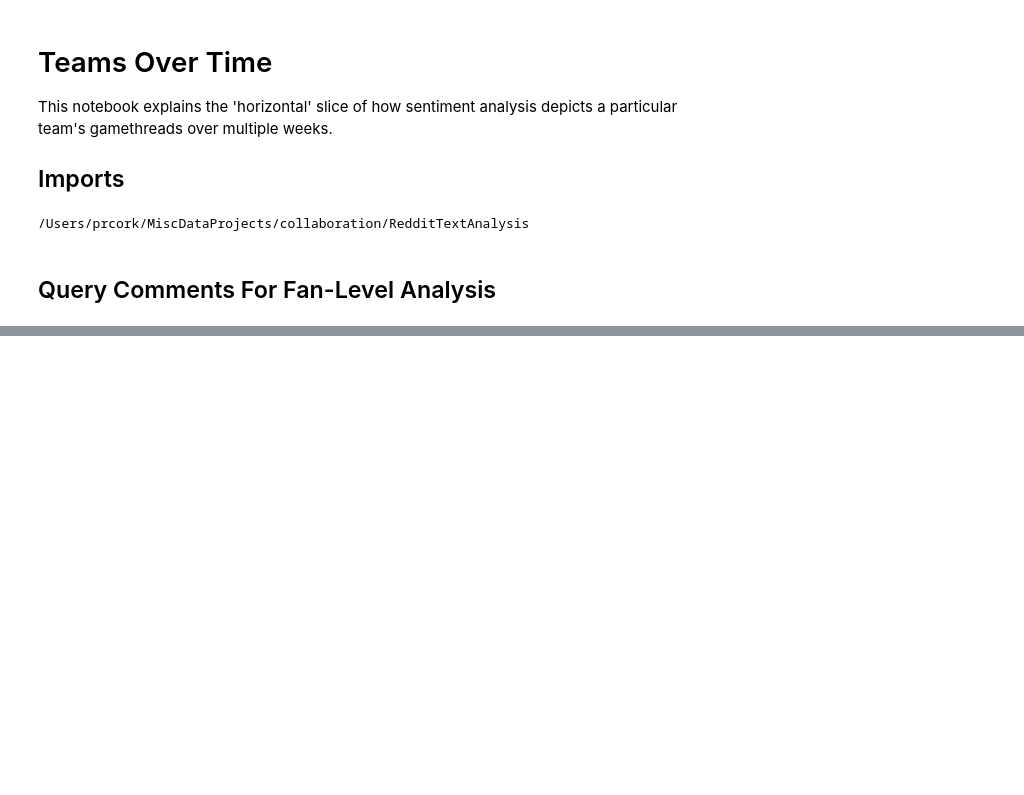
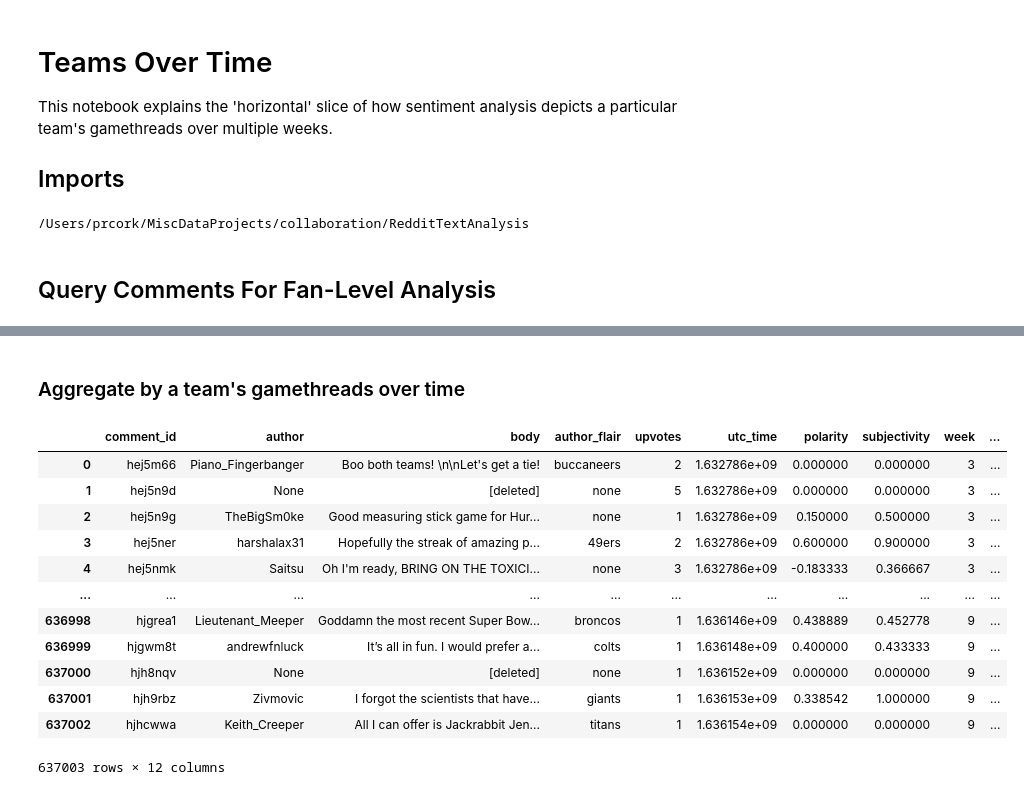
Before and after one commit to phil-cork/collaboration, a Jupyter notebook: RedditTextAnalysis/Analysis/teams_over_time_analysis.ipynb, the cells around one changed output, grey strips where cells are left out. Drawn from its saved outputs; the diff is of its cells as text; code cells hidden in the pictures; blank space fills up the shorter version.

Commit message:
team over time data viz

```diff
--- a/RedditTextAnalysis/Analysis/teams_over_time_analysis.ipynb
+++ b/RedditTextAnalysis/Analysis/teams_over_time_analysis.ipynb
@@ -89,0 +72,28 @@ NameError: name 'titans' is not defined
+# %% [markdown]
+### Aggregate by a team's gamethreads over time
+# %%
+with sqlite3.connect("nfl_gamethreads.db") as conn:
+
+    # pull in all comments from weeks 4-9, 2021
+    comments_df = pd.read_sql_query('''SELECT comments.comment_id, comments.author, comments.body, comments.author_flair,
+                                              comments.upvotes, comments.utc_time, comments.polarity, comments.subjectivity,
+                                              gamethreads.week, gamethreads.season, gamethreads.home_team, gamethreads.away_team
+                                    FROM comments
+                                    INNER JOIN gamethreads ON comments.submission_id = gamethreads.submission_id
+                                    WHERE gamethreads.week <= 9''', conn)
+# %%
+comments_df
+# %% [output]
+|  | comment_id | author | body | author_flair | upvotes | utc_time | polarity | subjectivity | week | ... |
+| 0 | hej5m66 | Piano_Fingerbanger | Boo both teams! \n\nLet's get a tie! | buccaneers | 2 | 1.632786e+09 | 0.000000 | 0.000000 | 3 | ... |
+| 1 | hej5n9d | None | [deleted] | none | 5 | 1.632786e+09 | 0.000000 | 0.000000 | 3 | ... |
+| 2 | hej5n9g | TheBigSm0ke | Good measuring stick game for Hur... | none | 1 | 1.632786e+09 | 0.150000 | 0.500000 | 3 | ... |
+| 3 | hej5ner | harshalax31 | Hopefully the streak of amazing p... | 49ers | 2 | 1.632786e+09 | 0.600000 | 0.900000 | 3 | ... |
+| 4 | hej5nmk | Saitsu | Oh I'm ready, BRING ON THE TOXICI... | none | 3 | 1.632786e+09 | -0.183333 | 0.366667 | 3 | ... |
+| ... | ... | ... | ... | ... | ... | ... | ... | ... | ... | ... |
+| 636998 | hjgrea1 | Lieutenant_Meeper | Goddamn the most recent Super Bow... | broncos | 1 | 1.636146e+09 | 0.438889 | 0.452778 | 9 | ... |
+| 636999 | hjgwm8t | andrewfnluck | It’s all in fun. I would prefer a... | colts | 1 | 1.636148e+09 | 0.400000 | 0.433333 | 9 | ... |
+| 637000 | hjh8nqv | None | [deleted] | none | 1 | 1.636152e+09 | 0.000000 | 0.000000 | 9 | ... |
+| 637001 | hjh9rbz | Zivmovic | I forgot the scientists that have... | giants | 1 | 1.636153e+09 | 0.338542 | 1.000000 | 9 | ... |
+| 637002 | hjhcwwa | Keith_Creeper | All I can offer is Jackrabbit Jen... | titans | 1 | 1.636154e+09 | 0.000000 | 0.000000 | 9 | ... |
+637003 rows × 12 columns
```
Also changed, not shown: parts of 13 cells of this notebook.
